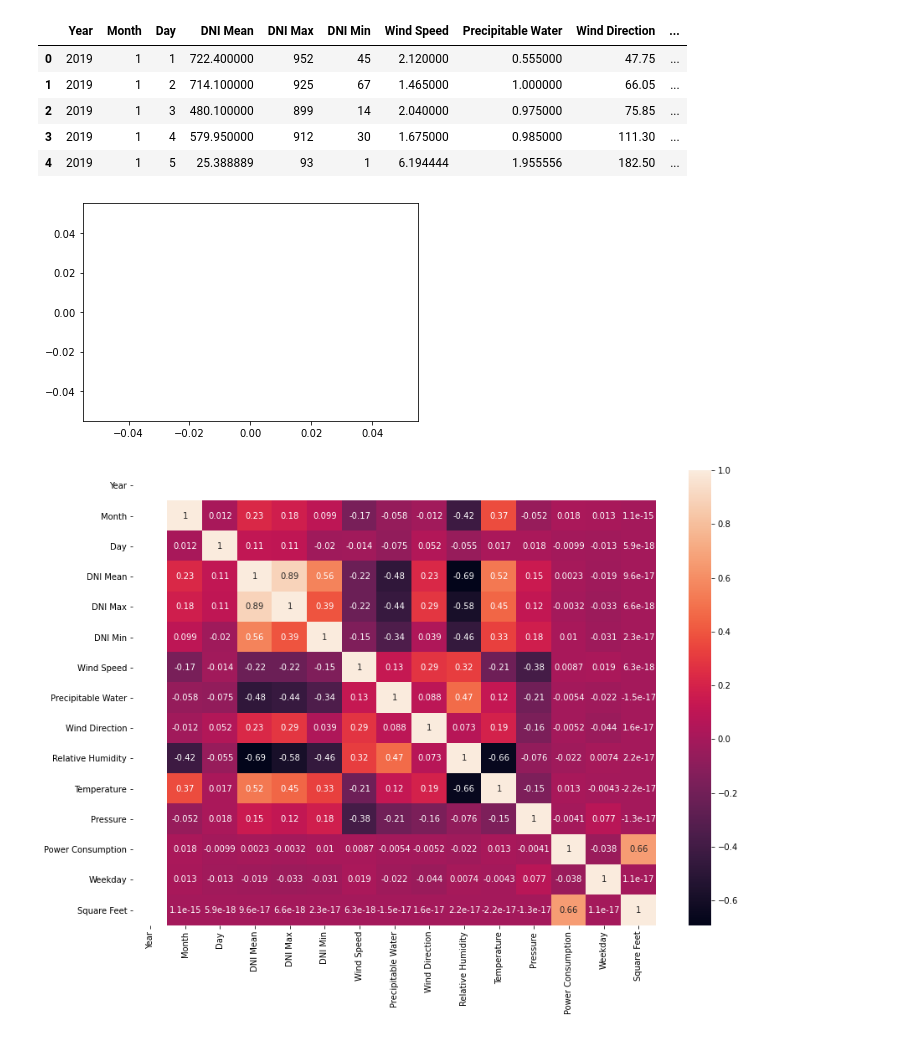
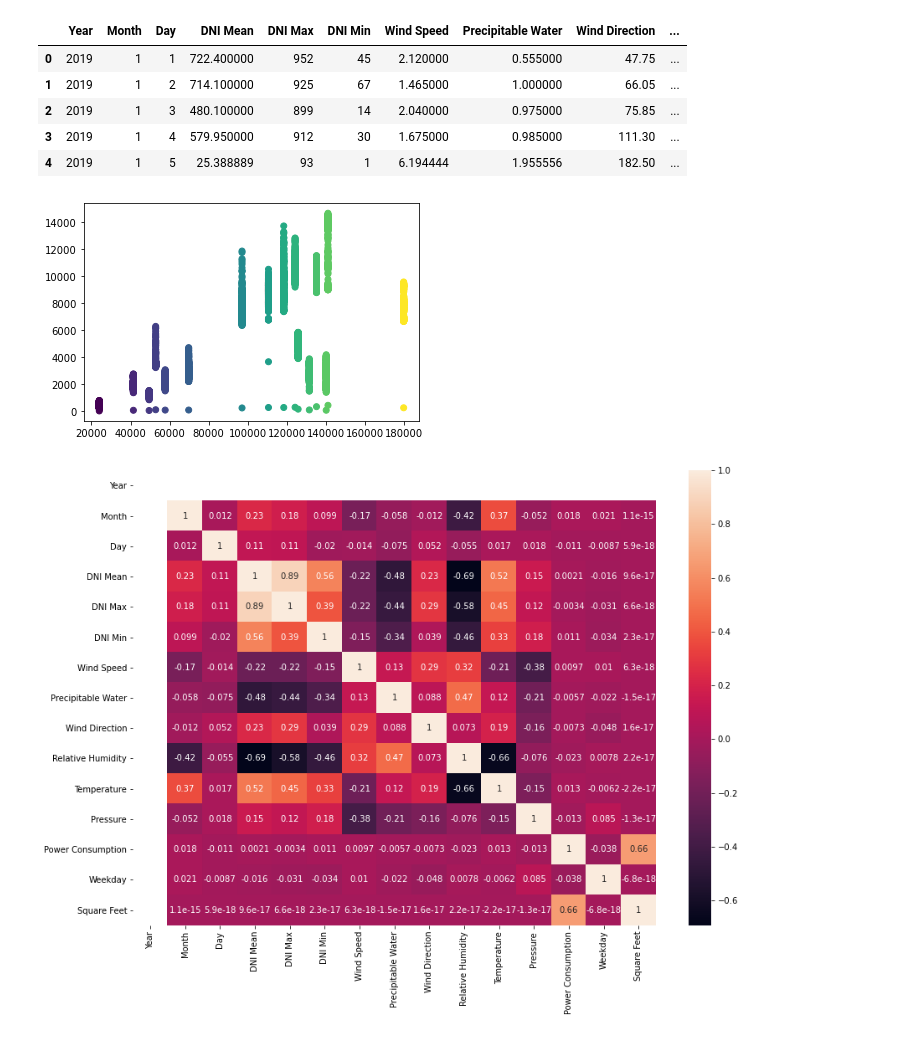
Before and after one commit to A-Wadhwani/ME597-Project, a Jupyter notebook: UCB_Multi_Data_Cleaning.ipynb, the cells around one changed output. Drawn from its saved outputs; the diff is of its cells as text; code cells hidden in the pictures.

```diff
--- a/UCB_Multi_Data_Cleaning.ipynb
+++ b/UCB_Multi_Data_Cleaning.ipynb
@@ -31,8 +31,8 @@ def get_weekday(dates):
 #Making requests
 def make_request(location_id):
     #NOTE: Make sure the start and end time are exactly the same as current date.
-    endTime = "2020-11-21"
-    startTime = "2019-11-21"
+    endTime = "2020-11-22"
+    startTime = "2019-11-22"
     url = "https://engagementdashboard.com/a/consumption?endTime=" + endTime + "T19:59:59.000Z&granularity=DAY&locationIds=" + str(location_id) + "&resource=Electricity&startTime="+ startTime + "T20:00:00.000Z"
     payload = {}
     headers = {}
@@ -136,14 +136,11 @@ df.head()
 # %%
 #Exploratory Analysis between Square Feet and Power Consumption
 import matplotlib.pyplot as plt
 
-df1 = df[df['Square Feet'] == 421939]
-plt.scatter(df1['Square Feet'], df1['Power Consumption'], c = df1['Square Feet'])
-
-#plt.scatter(df['Square Feet'], df['Power Consumption'], c = df['Square Feet'])
+plt.scatter(df['Square Feet'], df['Power Consumption'], c = df['Square Feet'])
 plt.show()
 # %% [output]
-[figure, old version]
+[figure, new version]
 # %%
 #Heatmap for whole dataset
 plt.figure(figsize=(14,10))
```
Also changed, not shown: 58 other files.
